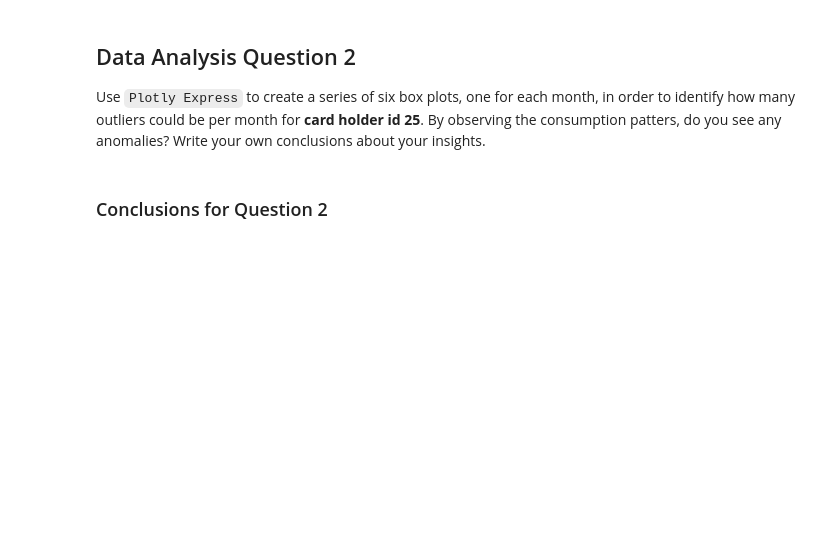
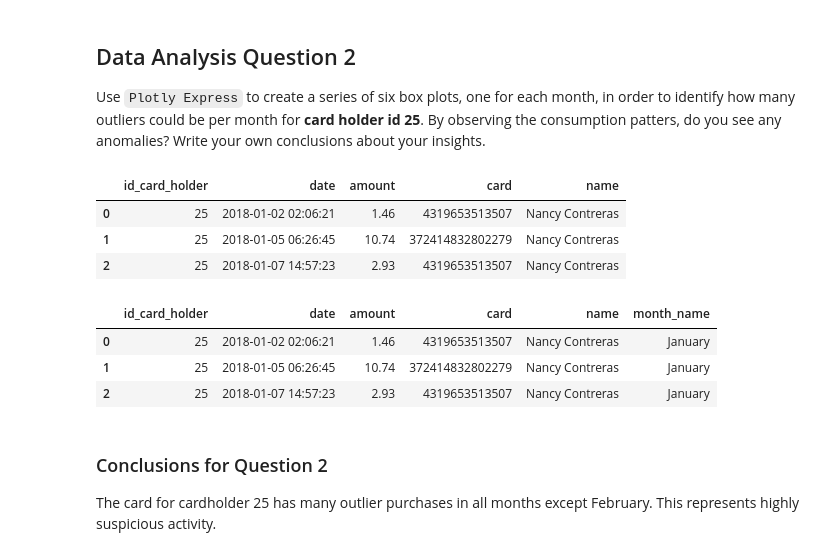
Before and after one commit to drg-developer-2-GWFinTech-Homeworks/homework-sql, a Jupyter notebook: visual_data_analysis.ipynb, the cells around one changed output. Saved outputs shown, nothing was run; the diff lists cells and outputs as text; code cells hidden in the pictures; blank space fills up the shorter version.

```diff
--- a/visual_data_analysis.ipynb
+++ b/visual_data_analysis.ipynb
@@ -141,4 +144,28 @@ SyntaxError: invalid syntax (<ipython-input-44-f2972cff386a>, line 2)
+# %%
+# loading data of daily transactions from jan to jun 2018 for card holder 25
+query = f"""
+    SELECT cc.id_card_holder, t.date, t.amount, t.card, ch.name
+    FROM transactions as t
+    INNER JOIN credit_card as cc on cc.card = t.card
+    INNER JOIN card_holder as ch ON ch.id = cc.id_card_holder
+    WHERE t.date > '2018-01-01' AND t.date < '2018-06-30' AND cc.id_card_holder = 25
+    """
+
+transactions_2018 = pd.read_sql(query, engine)
+transactions_2018.head(3)
+# %% [output]
+|  | id_card_holder | date | amount | card | name |
+| 0 | 25 | 2018-01-02 02:06:21 | 1.46 | 4319653513507 | Nancy Contreras |
+| 1 | 25 | 2018-01-05 06:26:45 | 10.74 | 372414832802279 | Nancy Contreras |
+| 2 | 25 | 2018-01-07 14:57:23 | 2.93 | 4319653513507 | Nancy Contreras |
 # %%
 # change the numeric month to month names
+transactions_2018["month_name"] = transactions_2018["date"].apply(lambda x: x.strftime("%B"))
+transactions_2018.head(3)
+# %% [output]
+|  | id_card_holder | date | amount | card | name | month_name |
+| 0 | 25 | 2018-01-02 02:06:21 | 1.46 | 4319653513507 | Nancy Contreras | January |
+| 1 | 25 | 2018-01-05 06:26:45 | 10.74 | 372414832802279 | Nancy Contreras | January |
+| 2 | 25 | 2018-01-07 14:57:23 | 2.93 | 4319653513507 | Nancy Contreras | January |
 # %%
 # creating the six box plots using plotly express
@@ -145,2 +176,4 @@ SyntaxError: invalid syntax (<ipython-input-44-f2972cff386a>, line 2)
-# %% [markdown]
-   ### Conclusions for Question 2
+# %% [markdown]
+   ### Conclusions for Question 2
+
+The card for cardholder 25 has many outlier purchases in all months except February. This represents highly suspicious activity.
```
Also changed, not shown: parts of 10 cells of this notebook, 2 other files.
